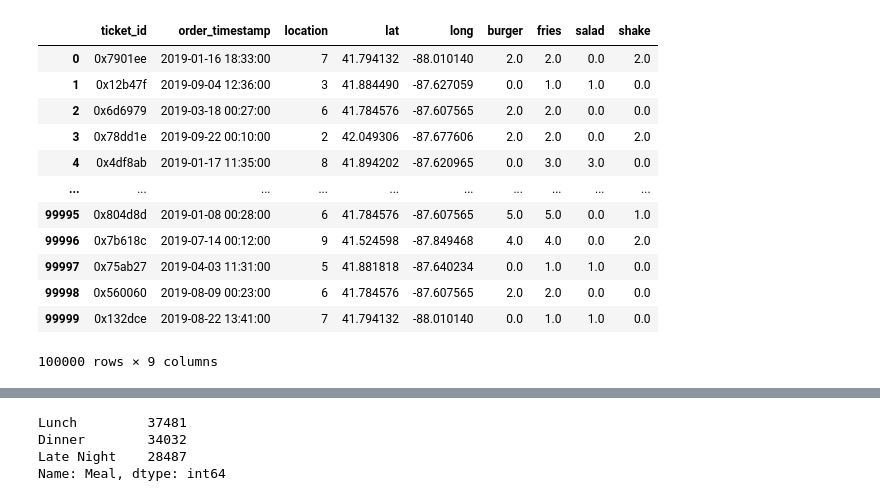
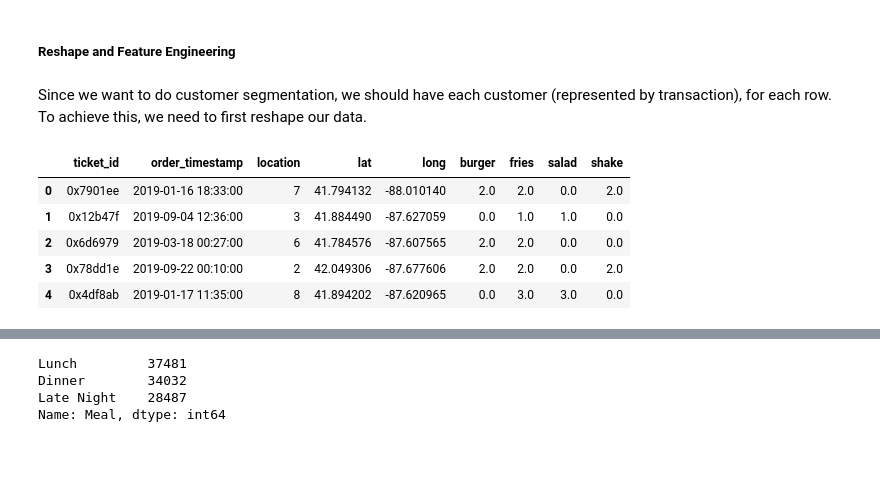
Before and after one commit to MilkytraceYTH/Customer_Sgementation, a Jupyter notebook: 2. Customer Segmentation.ipynb, the cells around one changed output, grey strips where cells are left out. Saved outputs shown, nothing was run; the diff lists cells and outputs as text; code cells hidden in the pictures; blank space fills up the shorter version.

```diff
--- a/2. Customer Segmentation.ipynb
+++ b/2. Customer Segmentation.ipynb
@@ -38 +43,5 @@ df1 = df.pivot(index = 'ticket_id',columns ='item_name',values='item_count').fil
+# %% [markdown]
+##### Reshape and Feature Engineering
+# %% [markdown]
+Since we want to do customer segmentation, we should have each customer (represented by transaction), for each row. To achieve this, we need to first reshape our data.
 # %%
@@ -44 +54,11 @@ merged.drop(['item_name', 'item_count'],axis=1,inplace=True)
+# %%
+# inspect the merged data
+merged.head()
+# %% [output]
+|  | ticket_id | order_timestamp | location | lat | long | burger | fries | salad | shake |
+| 0 | 0x7901ee | 2019-01-16 18:33:00 | 7 | 41.794132 | -88.010140 | 2.0 | 2.0 | 0.0 | 2.0 |
+| 1 | 0x12b47f | 2019-09-04 12:36:00 | 3 | 41.884490 | -87.627059 | 0.0 | 1.0 | 1.0 | 0.0 |
+| 2 | 0x6d6979 | 2019-03-18 00:27:00 | 6 | 41.784576 | -87.607565 | 2.0 | 2.0 | 0.0 | 0.0 |
+| 3 | 0x78dd1e | 2019-09-22 00:10:00 | 2 | 42.049306 | -87.677606 | 2.0 | 2.0 | 0.0 | 2.0 |
+| 4 | 0x4df8ab | 2019-01-17 11:35:00 | 8 | 41.894202 | -87.620965 | 0.0 | 3.0 | 3.0 | 0.0 |
 # %%
@@ -46,17 +67 @@ merged.drop(['item_name', 'item_count'],axis=1,inplace=True)
-# %%
-merged
-# %% [output]
-|  | ticket_id | order_timestamp | location | lat | long | burger | fries | salad | shake |
-| 0 | 0x7901ee | 2019-01-16 18:33:00 | 7 | 41.794132 | -88.010140 | 2.0 | 2.0 | 0.0 | 2.0 |
-| 1 | 0x12b47f | 2019-09-04 12:36:00 | 3 | 41.884490 | -87.627059 | 0.0 | 1.0 | 1.0 | 0.0 |
-| 2 | 0x6d6979 | 2019-03-18 00:27:00 | 6 | 41.784576 | -87.607565 | 2.0 | 2.0 | 0.0 | 0.0 |
-| 3 | 0x78dd1e | 2019-09-22 00:10:00 | 2 | 42.049306 | -87.677606 | 2.0 | 2.0 | 0.0 | 2.0 |
-| 4 | 0x4df8ab | 2019-01-17 11:35:00 | 8 | 41.894202 | -87.620965 | 0.0 | 3.0 | 3.0 | 0.0 |
-| ... | ... | ... | ... | ... | ... | ... | ... | ... | ... |
-| 99995 | 0x804d8d | 2019-01-08 00:28:00 | 6 | 41.784576 | -87.607565 | 5.0 | 5.0 | 0.0 | 1.0 |
-| 99996 | 0x7b618c | 2019-07-14 00:12:00 | 9 | 41.524598 | -87.849468 | 4.0 | 4.0 | 0.0 | 2.0 |
-| 99997 | 0x75ab27 | 2019-04-03 11:31:00 | 5 | 41.881818 | -87.640234 | 0.0 | 1.0 | 1.0 | 0.0 |
-| 99998 | 0x560060 | 2019-08-09 00:23:00 | 6 | 41.784576 | -87.607565 | 2.0 | 2.0 | 0.0 | 0.0 |
-| 99999 | 0x132dce | 2019-08-22 13:41:00 | 7 | 41.794132 | -88.010140 | 0.0 | 1.0 | 1.0 | 0.0 |
-100000 rows × 9 columns
 # %%
```
Also changed, not shown: parts of 45 cells of this notebook.
